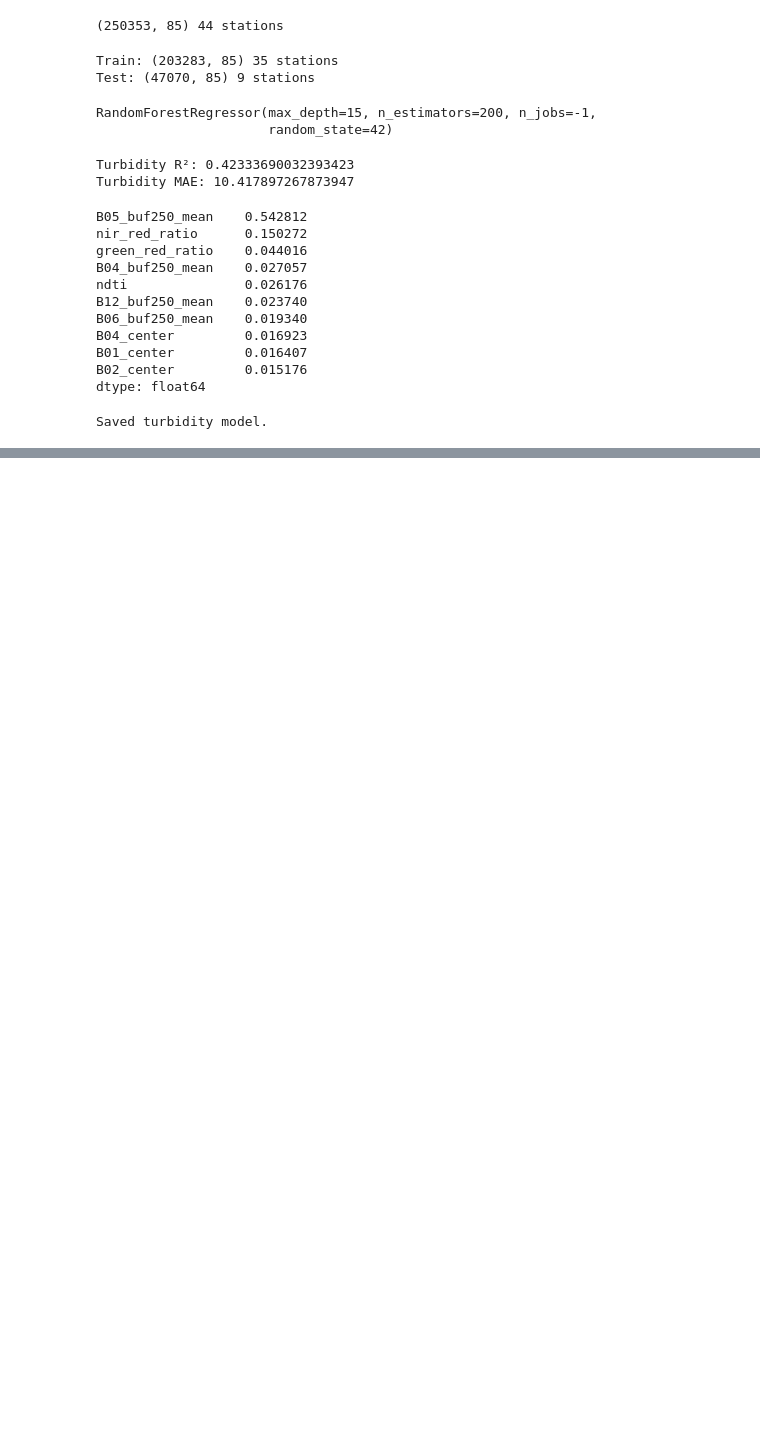
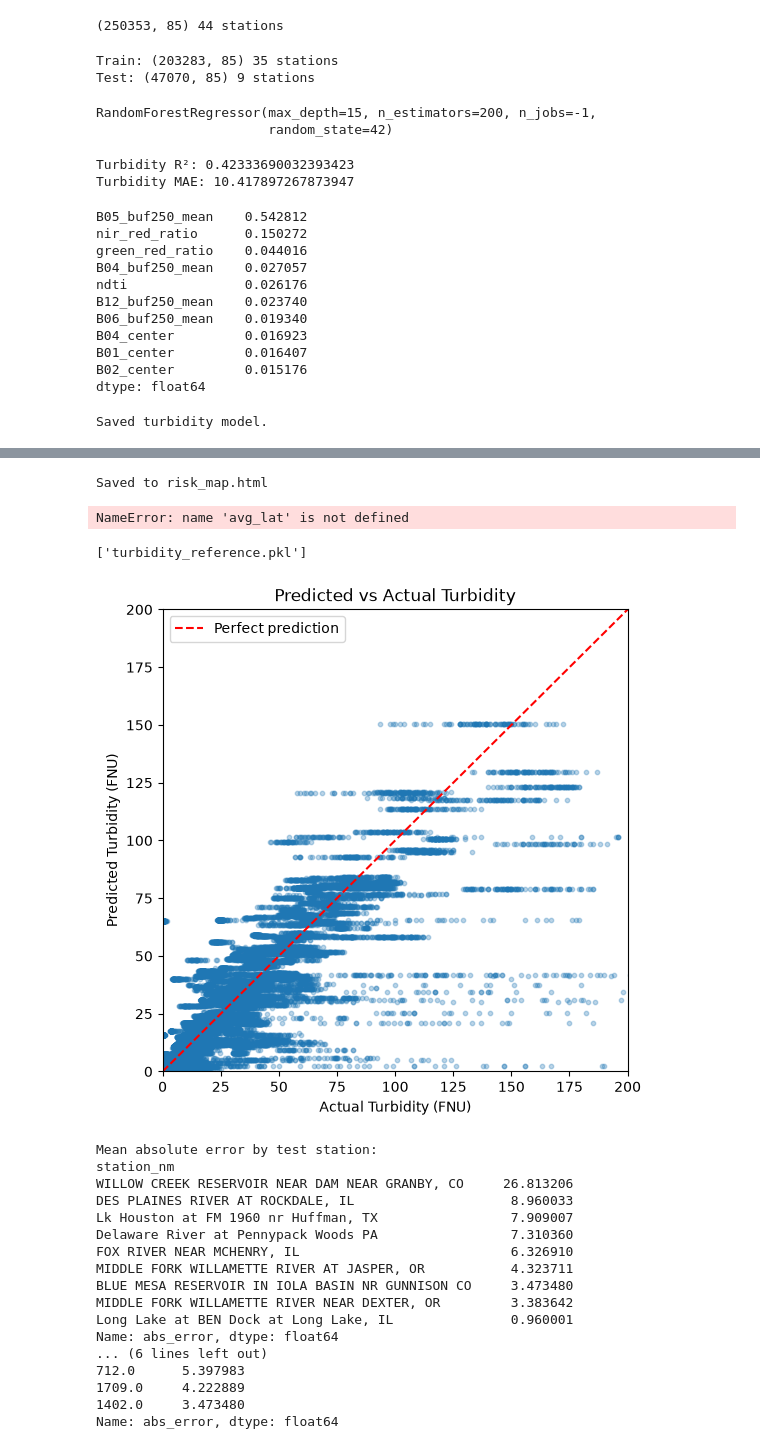
Before and after one commit to netrabvr-collab/Water-Quality-Monitor, a Jupyter notebook: scripts/data_cleaning.ipynb, the cells around one changed output, grey strips where cells are left out. Cells and saved outputs as stored; diff of their text form; code cells hidden in the pictures; blank space fills up the shorter version.

```diff
--- a/scripts/data_cleaning.ipynb
+++ b/scripts/data_cleaning.ipynb
@@ -185,0 +723,70 @@ Saved chlorophyll model.
+# %%
+multi_map.save("risk_map.html")
+print("Saved to risk_map.html")
+# %% [output]
+Saved to risk_map.html
+# %%
+m = folium.Map(
+    location=[avg_lat, avg_lon],
+    zoom_start=4,
+    tiles="https://{s}.basemaps.cartocdn.com/light_all/{z}/{x}/{y}.png",
+    attr="CartoDB"
+)
+# %% [output]
+NameError: name 'avg_lat' is not defined
+# %%
+joblib.dump(df_turbidity["MeasurementValue"], "turbidity_reference.pkl")
+# %% [output]
+['turbidity_reference.pkl']
+# %%
+import matplotlib.pyplot as plt
+
+pred_v3_final = np.expm1(model_v3.predict(X_test_v3))
+residuals = y_test_v3.values - pred_v3_final
+
+# Predicted vs Actual
+plt.figure(figsize=(6, 6))
+plt.scatter(y_test_v3, pred_v3_final, alpha=0.3, s=10)
+plt.plot([0, 200], [0, 200], 'r--', label="Perfect prediction")
+plt.xlabel("Actual Turbidity (FNU)")
+plt.ylabel("Predicted Turbidity (FNU)")
+plt.xlim(0, 200)
+plt.ylim(0, 200)
+plt.title("Predicted vs Actual Turbidity")
+plt.legend()
+plt.show()
+
+# Residuals vs cloud cover — does image quality affect error?
+turb_test_df_v3 = turb_test_df_v3.copy()
+turb_test_df_v3["residual"] = residuals
+turb_test_df_v3["abs_error"] = np.abs(residuals)
+
+# Residuals by station (which stations does the model struggle with?)
+station_errors = turb_test_df_v3.groupby("station_nm")["abs_error"].mean().sort_values(ascending=False)
+print("Mean absolute error by test station:")
+print(station_errors)
+
+# Residuals by basin
+if "huc4" in turb_test_df_v3.columns:
+    basin_errors = turb_test_df_v3.groupby("huc4")["abs_error"].mean().sort_values(ascending=False)
+    print("\nMean absolute error by basin (huc4):")
+    print(basin_errors)
+# %% [output]
+[figure, added]
+Mean absolute error by test station:
+station_nm
+WILLOW CREEK RESERVOIR NEAR DAM NEAR GRANBY, CO     26.813206
+DES PLAINES RIVER AT ROCKDALE, IL                    8.960033
+Lk Houston at FM 1960 nr Huffman, TX                 7.909007
+Delaware River at Pennypack Woods PA                 7.310360
+FOX RIVER NEAR MCHENRY, IL                           6.326910
+MIDDLE FORK WILLAMETTE RIVER AT JASPER, OR           4.323711
+BLUE MESA RESERVOIR IN IOLA BASIN NR GUNNISON CO     3.473480
+MIDDLE FORK WILLAMETTE RIVER NEAR DEXTER, OR         3.383642
+Long Lake at BEN Dock at Long Lake, IL               0.960001
+Name: abs_error, dtype: float64
+... (6 lines left out)
+712.0      5.397983
+1709.0     4.222889
+1402.0     3.473480
+Name: abs_error, dtype: float64
```
Also changed, not shown: parts of 42 cells of this notebook, 5 other files.
